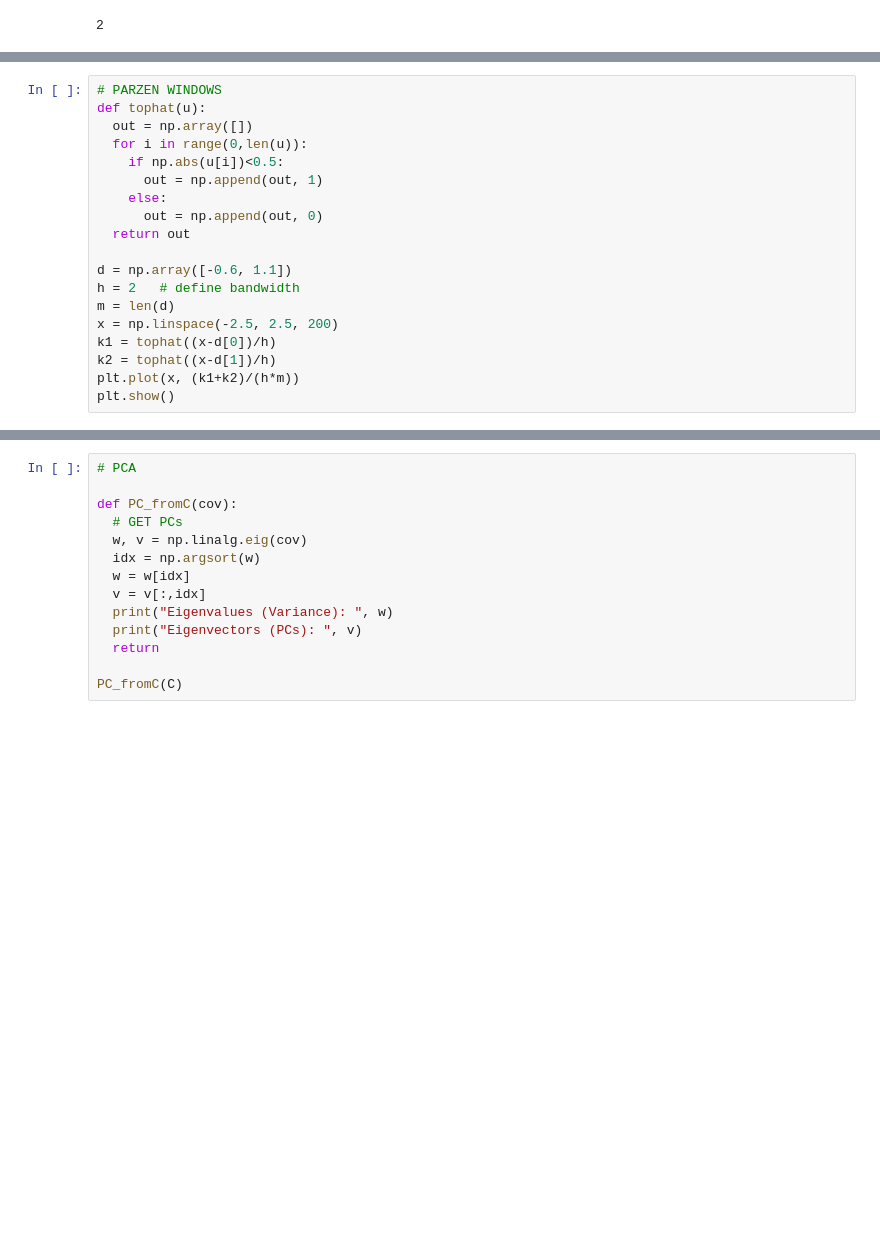
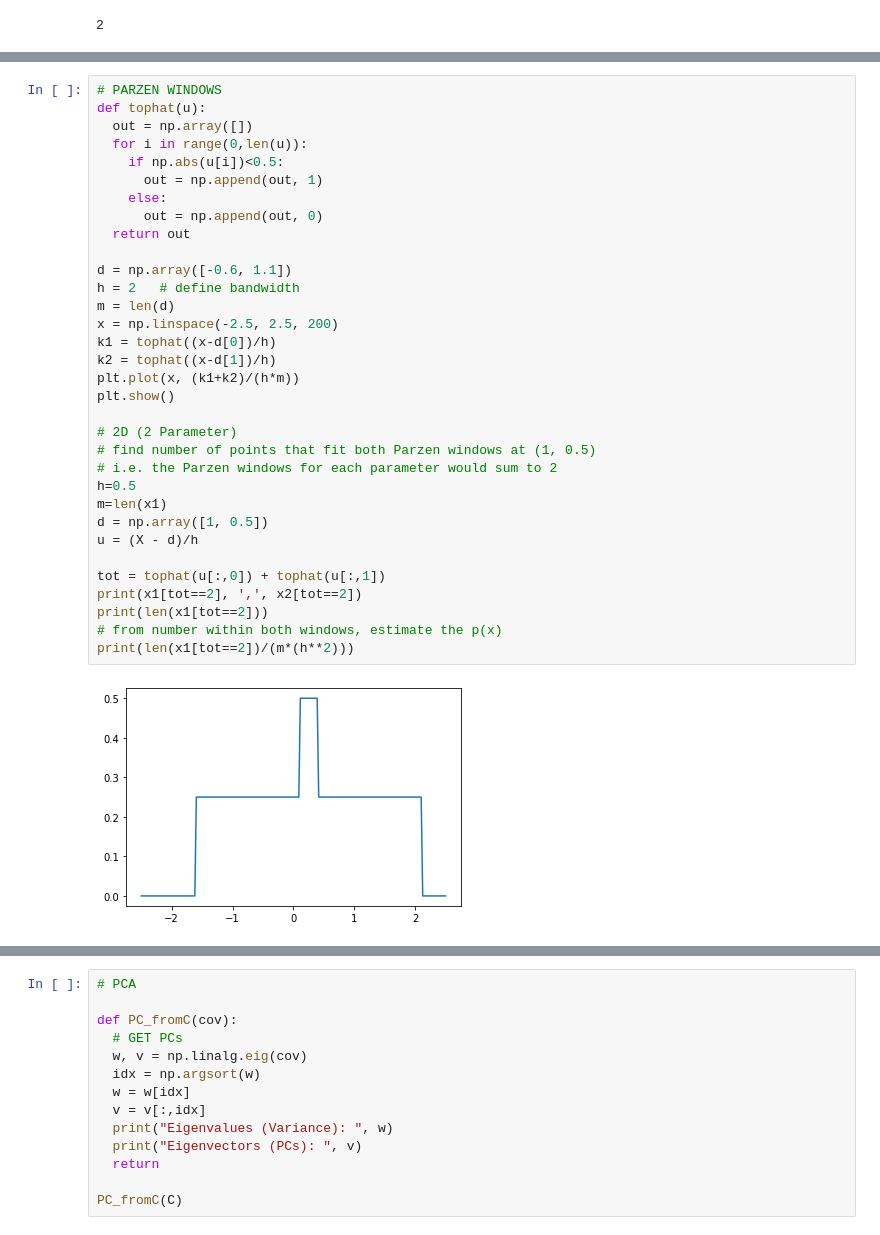
Before and after one commit to choiboy92/ImperialML, a Jupyter notebook: ML_exam_functions.ipynb, the cells around one changed output, grey strips where cells are left out. Saved outputs shown, nothing was run; the diff lists cells and outputs as text; blank space fills up the shorter version.

```diff
--- a/ML_exam_functions.ipynb
+++ b/ML_exam_functions.ipynb
@@ -228,19 +285,35 @@ w0:  [[-2.]]
 # %%
 # PARZEN WINDOWS
 def tophat(u):
   out = np.array([])
   for i in range(0,len(u)):
     if np.abs(u[i])<0.5:
       out = np.append(out, 1)
     else:
       out = np.append(out, 0)
   return out
 
 d = np.array([-0.6, 1.1])
 h = 2   # define bandwidth
 m = len(d)
 x = np.linspace(-2.5, 2.5, 200)
 k1 = tophat((x-d[0])/h)
 k2 = tophat((x-d[1])/h)
 plt.plot(x, (k1+k2)/(h*m))
 plt.show()
+
+# 2D (2 Parameter)
+# find number of points that fit both Parzen windows at (1, 0.5)
+# i.e. the Parzen windows for each parameter would sum to 2
+h=0.5
+m=len(x1)
+d = np.array([1, 0.5])
+u = (X - d)/h
+
+tot = tophat(u[:,0]) + tophat(u[:,1])
+print(x1[tot==2], ',', x2[tot==2])
+print(len(x1[tot==2]))
+# from number within both windows, estimate the p(x)
+print(len(x1[tot==2])/(m*(h**2)))
+# %% [output]
+[figure, added]
```
Also changed, not shown: parts of 7 cells of this notebook.
